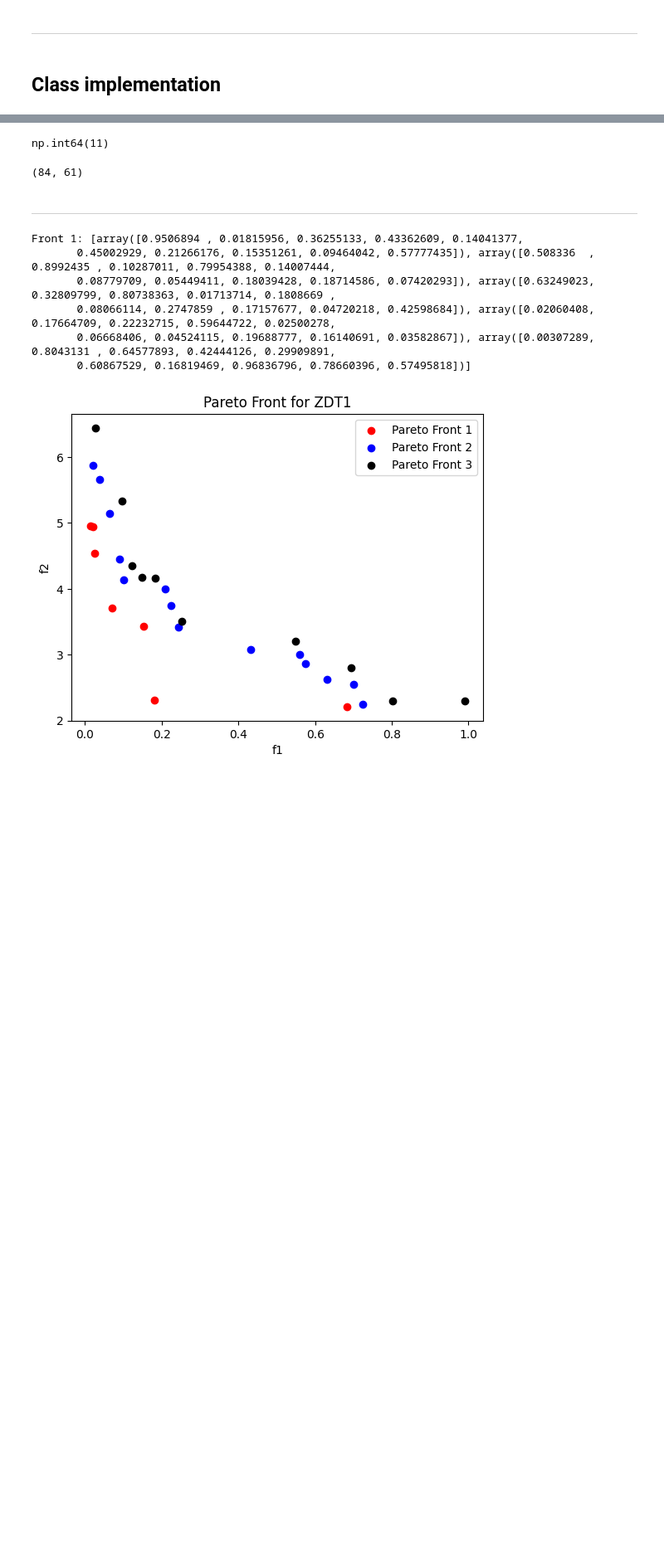
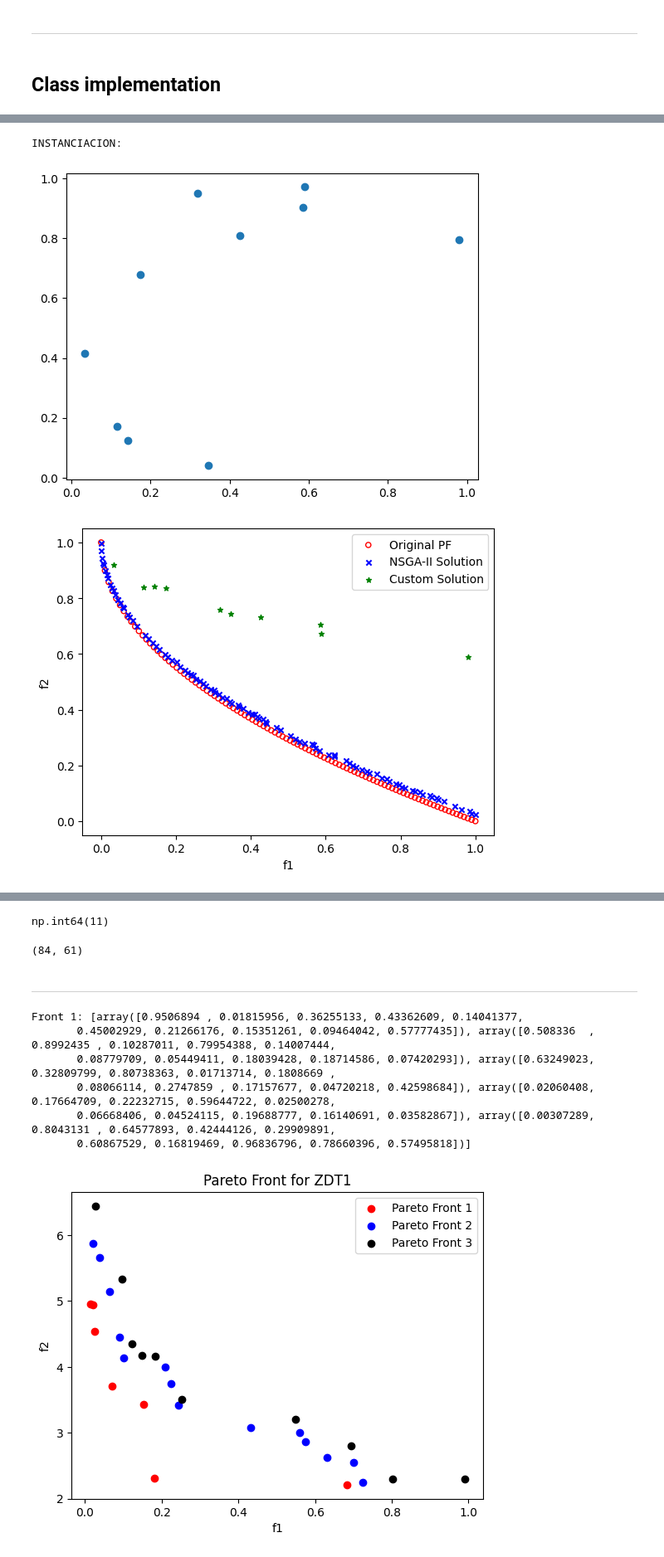
Before and after one commit to pintamonas4575/BIOCOMP-project-MAADM-UPM, a Jupyter notebook: MOO-ZDT1.ipynb, the cells around one changed output, grey strips where cells are left out. Shown: that part at 83% size. Saved outputs shown, nothing was run; the diff lists cells and outputs as text; code cells hidden in the pictures; blank space fills up the shorter version.

```diff
--- a/MOO-ZDT1.ipynb
+++ b/MOO-ZDT1.ipynb
@@ -437,0 +353,12 @@ Nº gen: 99, Best fitness: [0.36913479 0.7354282 ]
+# %%
+genetic_algorithm = MOO_Genetic_ZDT1(population_size=10)
+genetic_algorithm.sort_pop(fitness_function=fitness_zdt1, reverse_sort=True)
+
+print("INSTANCIACION:")
+plt.plot(genetic_algorithm.population[:, 0], genetic_algorithm.population[:, 1], 'o')
+p_0=genetic_algorithm.fitnesses
+plot_zdt1(p_0, with_nsga2=True)
+# %% [output]
+INSTANCIACION:
+[figure, added]
+[figure, added]
```
Also changed, not shown: parts of 12 cells of this notebook.
